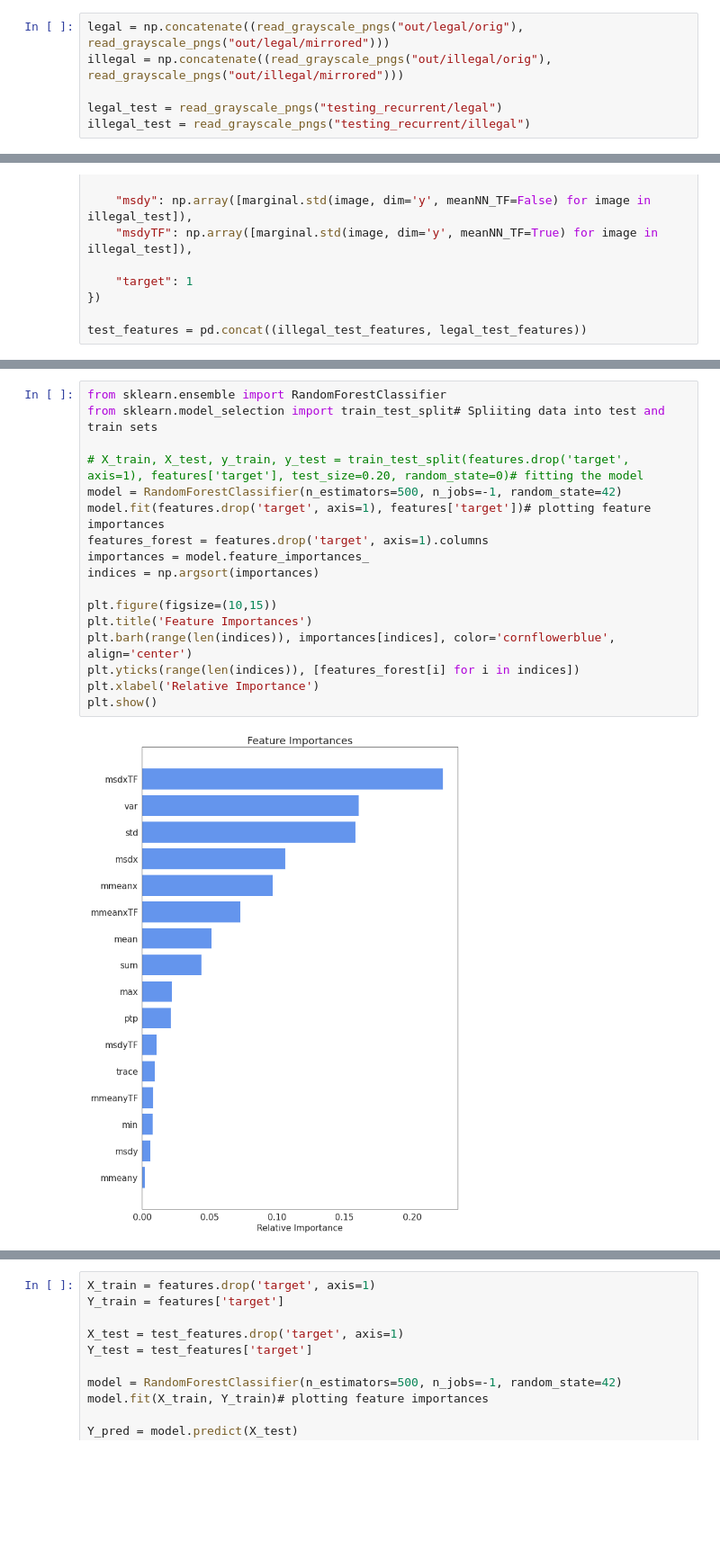
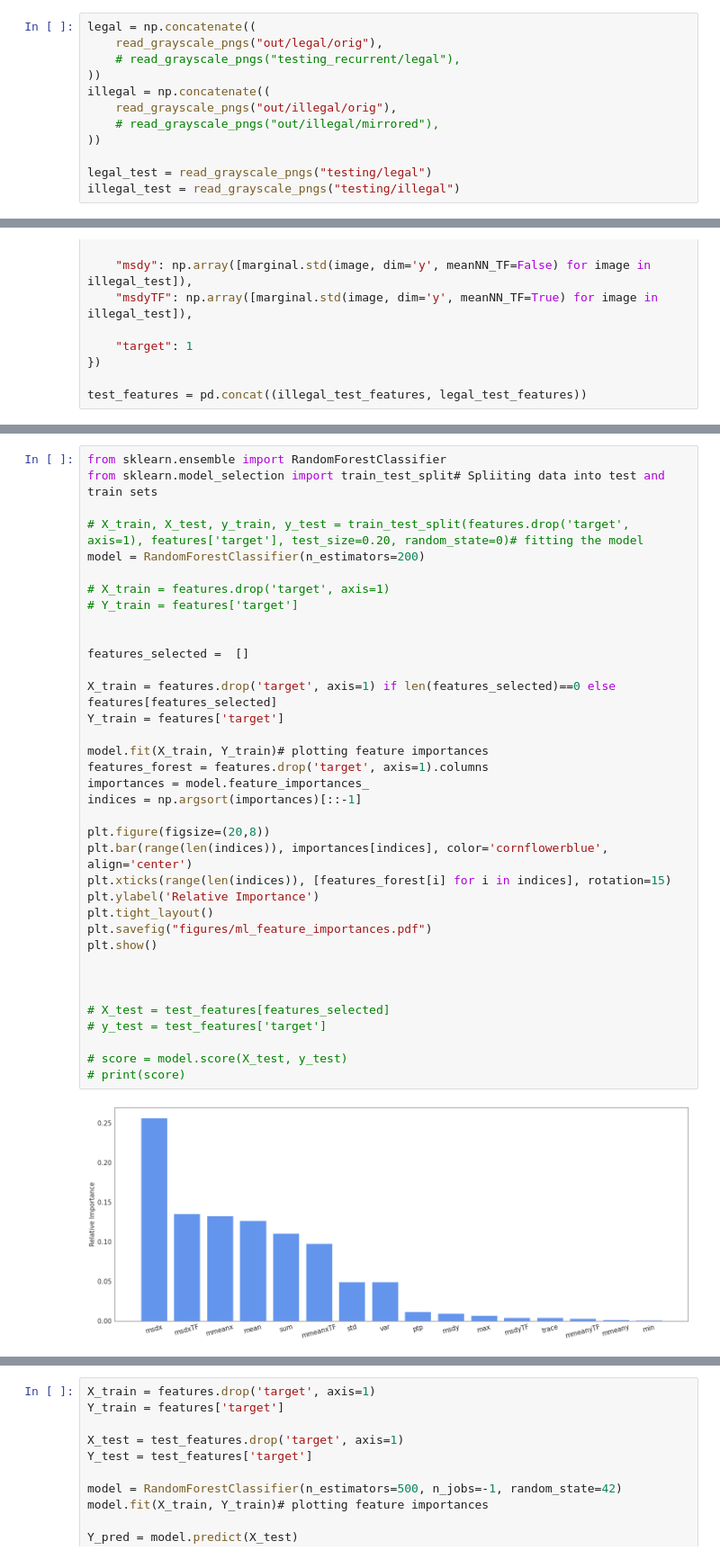
Before and after one commit to mmenzyns/ai-palm-rejection, a Jupyter notebook: ai_ml/feature_learning.ipynb, the cells around one changed output, grey strips where cells are left out. Shown at 90% size. Drawn from its saved outputs; the diff is of its cells as text; blank space fills up the shorter version.

```diff
--- a/ai_ml/feature_learning.ipynb
+++ b/ai_ml/feature_learning.ipynb
@@ -41,11 +41,17 @@ def read_grayscale_pngs(path, width=20, height=13):
         images[i] = np.array(imread(image_path))[:, :, 0] # Pixel data: It's grayscale so take only Red values from [R, G, B, A]
     return images
 # %%
-legal = np.concatenate((read_grayscale_pngs("out/legal/orig"), read_grayscale_pngs("out/legal/mirrored")))
-illegal = np.concatenate((read_grayscale_pngs("out/illegal/orig"), read_grayscale_pngs("out/illegal/mirrored")))
+legal = np.concatenate((
+    read_grayscale_pngs("out/legal/orig"),
+    # read_grayscale_pngs("testing_recurrent/legal"),
+))
+illegal = np.concatenate((
+    read_grayscale_pngs("out/illegal/orig"),
+    # read_grayscale_pngs("out/illegal/mirrored"),
+))
 
-legal_test = read_grayscale_pngs("testing_recurrent/legal")
-illegal_test = read_grayscale_pngs("testing_recurrent/illegal")
+legal_test = read_grayscale_pngs("testing/legal")
+illegal_test = read_grayscale_pngs("testing/illegal")
 # %%
 from scipy import ndimage
 import operator
@@ -242,19 +240,38 @@ plt.savefig('data_elimination_feature_corr.pdf')
 # %%
 from sklearn.ensemble import RandomForestClassifier
 from sklearn.model_selection import train_test_split# Spliiting data into test and train sets
 
 # X_train, X_test, y_train, y_test = train_test_split(features.drop('target', axis=1), features['target'], test_size=0.20, random_state=0)# fitting the model
-model = RandomForestClassifier(n_estimators=500, n_jobs=-1, random_state=42)
-model.fit(features.drop('target', axis=1), features['target'])# plotting feature importances
+model = RandomForestClassifier(n_estimators=200)
+
+# X_train = features.drop('target', axis=1)
+# Y_train = features['target']
+
+
+features_selected =  []
+
+X_train = features.drop('target', axis=1) if len(features_selected)==0 else features[features_selected]
+Y_train = features['target']
+
+model.fit(X_train, Y_train)# plotting feature importances
 features_forest = features.drop('target', axis=1).columns
 importances = model.feature_importances_
-indices = np.argsort(importances)
+indices = np.argsort(importances)[::-1]
 
-plt.figure(figsize=(10,15))
-plt.title('Feature Importances')
-plt.barh(range(len(indices)), importances[indices], color='cornflowerblue', align='center')
-plt.yticks(range(len(indices)), [features_forest[i] for i in indices])
-plt.xlabel('Relative Importance')
+plt.figure(figsize=(20,8))
+plt.bar(range(len(indices)), importances[indices], color='cornflowerblue', align='center')
+plt.xticks(range(len(indices)), [features_forest[i] for i in indices], rotation=15)
+plt.ylabel('Relative Importance')
+plt.tight_layout()
+plt.savefig("figures/ml_feature_importances.pdf")
 plt.show()
+
+
+
+# X_test = test_features[features_selected]
+# y_test = test_features['target']
+
+# score = model.score(X_test, y_test)
+# print(score)
 # %% [output]
-[figure, old version]
+[figure, new version]
```
Also changed, not shown: parts of 6 cells of this notebook, 55 other files.
